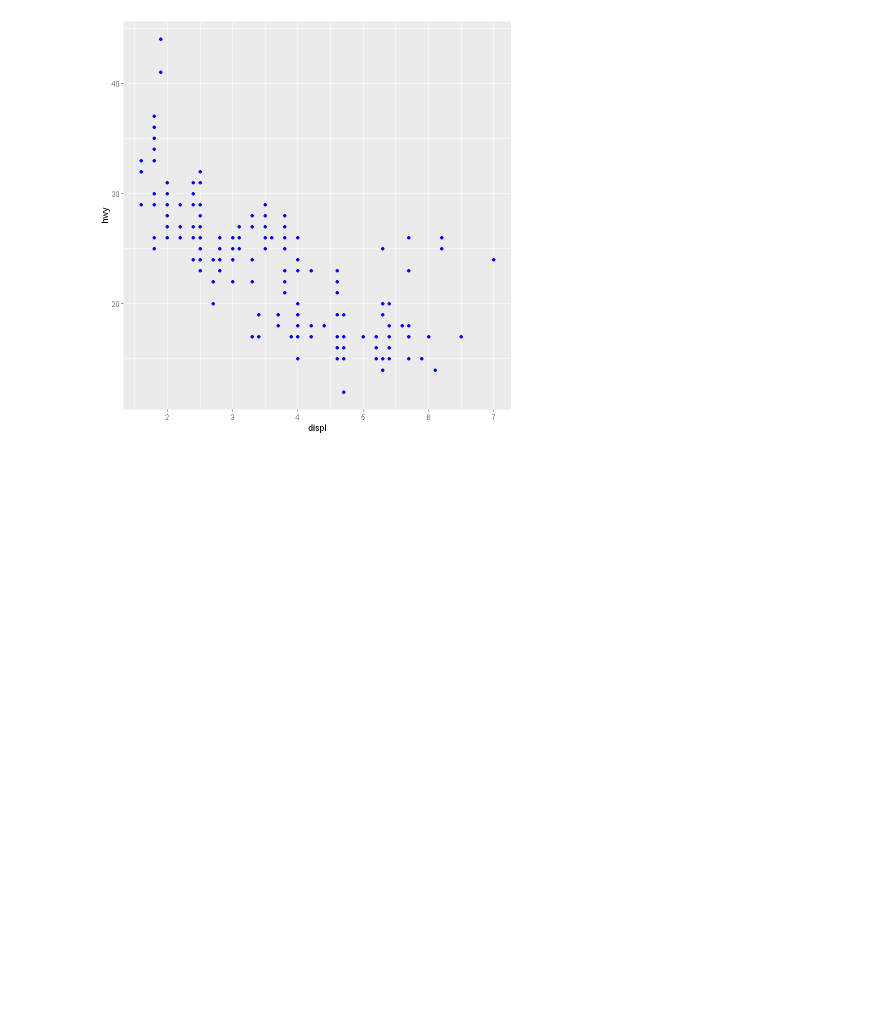
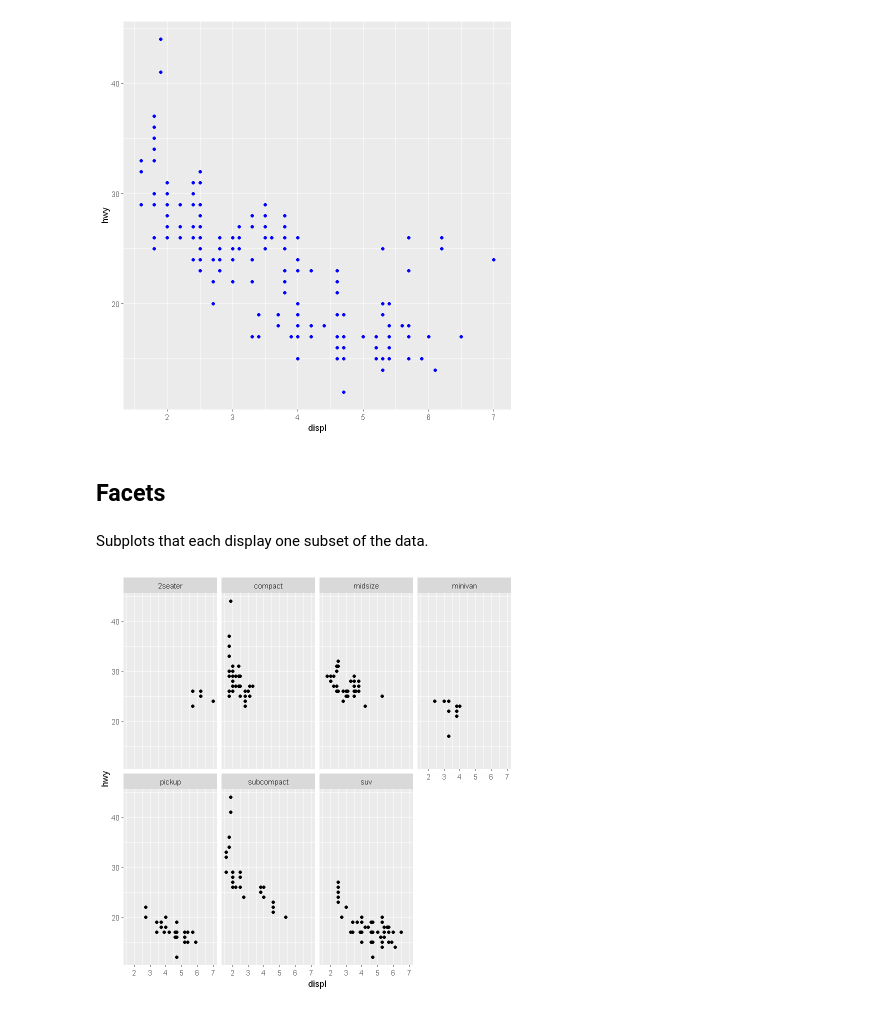
Before and after one commit to Vu-Viet-Phong/R, a Jupyter notebook: R-for-DS/Data-Visualisation.ipynb, the cells around one changed output. Drawn from its saved outputs; the diff is of its cells as text; code cells hidden in the pictures; blank space fills up the shorter version.

```diff
--- a/R-for-DS/Data-Visualisation.ipynb
+++ b/R-for-DS/Data-Visualisation.ipynb
@@ -136,3 +138,11 @@ Set the aesthetic properties of your geom manually.
 ggplot(data = mpg, aes(x = displ, y = hwy)) + geom_point(color = "blue")
 # %% [output]
 [figure]
+# %% [markdown]
+## Facets
+# %% [markdown]
+Subplots that each display one subset of the data.
+# %%
+ggplot(mpg, aes(x = displ, y = hwy)) + geom_point() + facet_wrap(~ class, nrow = 2)
+# %% [output]
+[figure, added]
```
Also changed, not shown: parts of 11 cells of this notebook.
